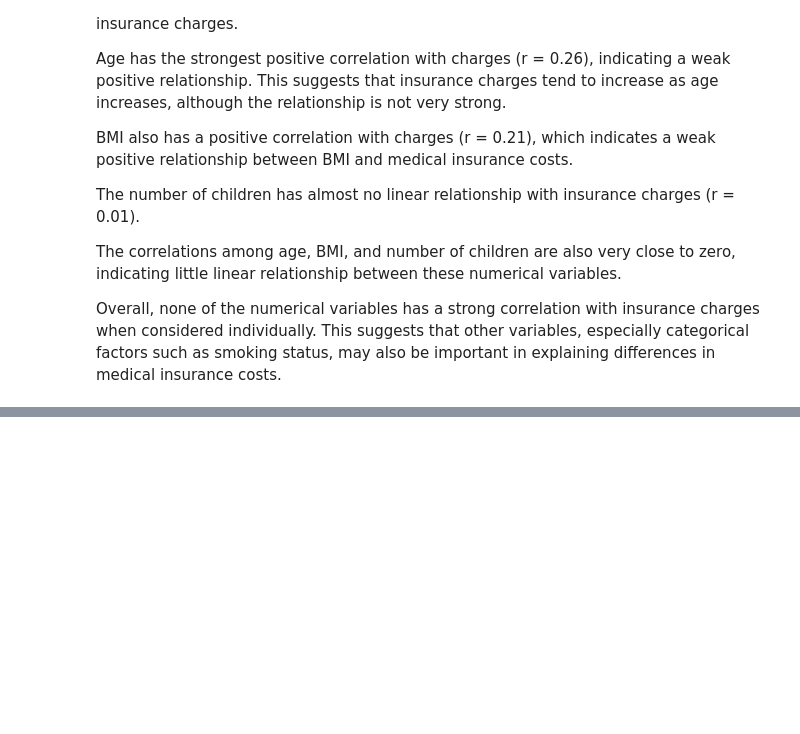
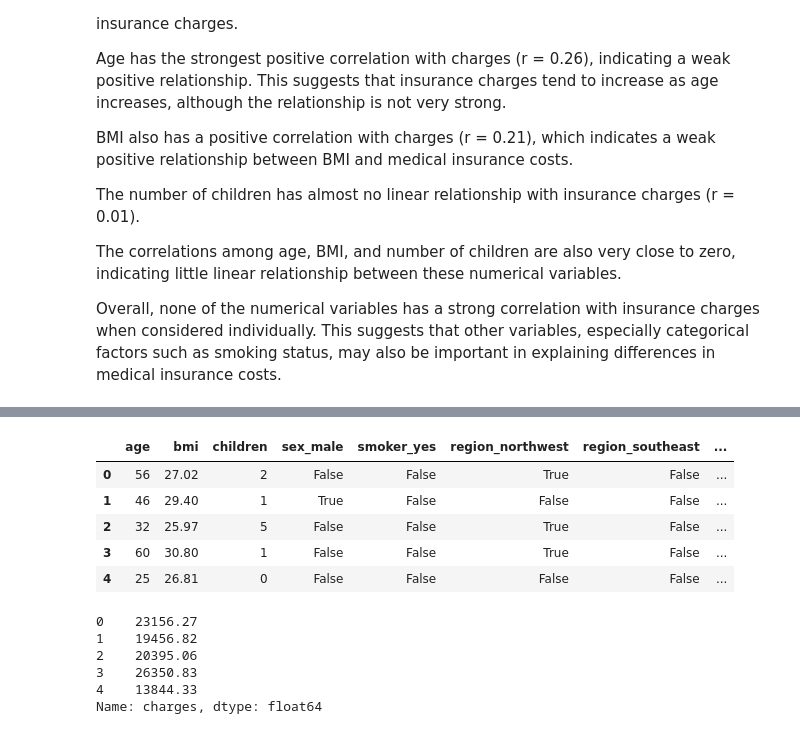
Before and after one commit to makday2026-hub/insurance-medical-cost-analysis, a Jupyter notebook: insurance_medical_cost_analysis.ipynb, the cells around one changed output, grey strips where cells are left out. Cells and saved outputs as stored; diff of their text form; code cells hidden in the pictures; blank space fills up the shorter version.

```diff
--- a/insurance_medical_cost_analysis.ipynb
+++ b/insurance_medical_cost_analysis.ipynb
@@ -542,0 +626,22 @@ in explaining differences in medical insurance costs.
+# %%
+X = insurance_encoded.drop("charges", axis=1)
+
+y = insurance_encoded["charges"]
+# %%
+X.head()
+# %% [output]
+|  | age | bmi | children | sex_male | smoker_yes | region_northwest | region_southeast | ... |
+| 0 | 56 | 27.02 | 2 | False | False | True | False | ... |
+| 1 | 46 | 29.40 | 1 | True | False | False | False | ... |
+| 2 | 32 | 25.97 | 5 | False | False | True | False | ... |
+| 3 | 60 | 30.80 | 1 | False | False | True | False | ... |
+| 4 | 25 | 26.81 | 0 | False | False | False | False | ... |
+# %%
+y.head()
+# %% [output]
+0    23156.27
+1    19456.82
+2    20395.06
+3    26350.83
+4    13844.33
+Name: charges, dtype: float64
```
Also changed, not shown: parts of 29 cells of this notebook, 1 other file.
